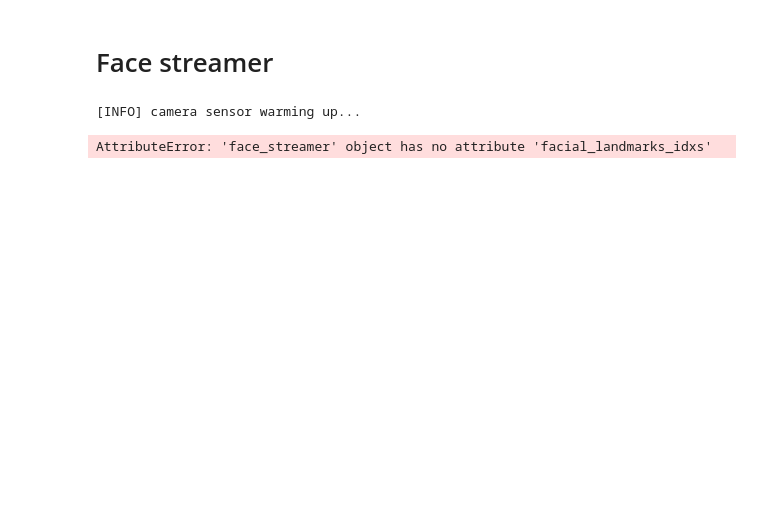
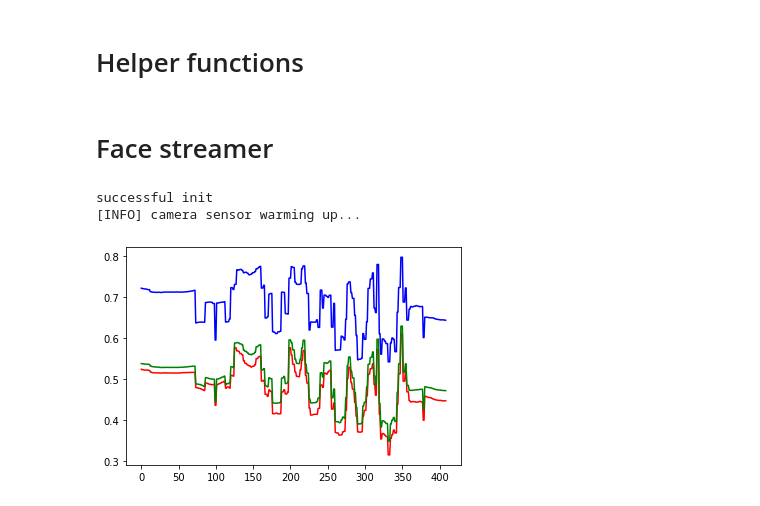
Before and after one commit to BrandonThaiTran/zoom_physio, a Jupyter notebook: nbs/utils.ipynb, the cells around one changed output. Cells and saved outputs as stored; diff of their text form; code cells hidden in the pictures; blank space fills up the shorter version.

Commit message:
implement rgb tracking and plotting

```diff
--- a/nbs/utils.ipynb
+++ b/nbs/utils.ipynb
@@ -10,3 +13,5 @@ from collections import OrderedDict
+# %% [markdown]
+# Helper functions
 # %% [markdown]
 # Face streamer
 # %%
@@ -100,11 +182,16 @@ FACIAL_LANDMARKS_IDXS = OrderedDict([
 ])
 predictor_path = "../detect-face-parts/shape_predictor_68_face_landmarks.dat"
 fs = face_streamer(predictor_path)
-fs.stream(display_face_bb = False, display_landmarks = True)
+fs.stream(display_face_bb = True, display_landmarks = False, display_overlay = False)
 # del fs
 # %% [output]
+successful init
 [INFO] camera sensor warming up...
-AttributeError: 'face_streamer' object has no attribute 'facial_landmarks_idxs'
+# %%
+# Graph RGB
+fs.plot_rgb()
+# %% [output]
+[figure, added]
 # %%
 def stream_face_detection(filename=None):
     # To capture video from webcam.
```
Also changed, not shown: parts of 2 cells of this notebook.
